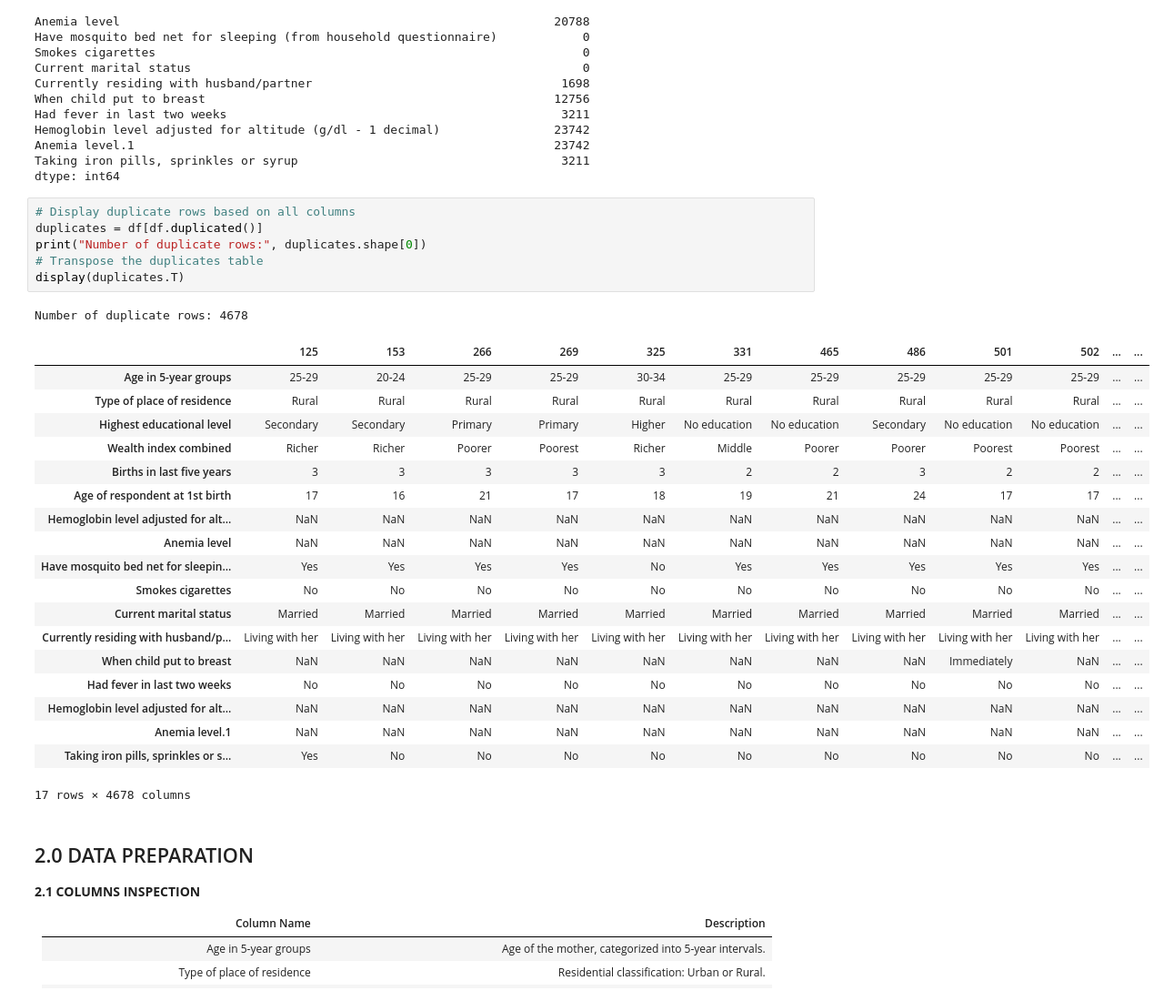
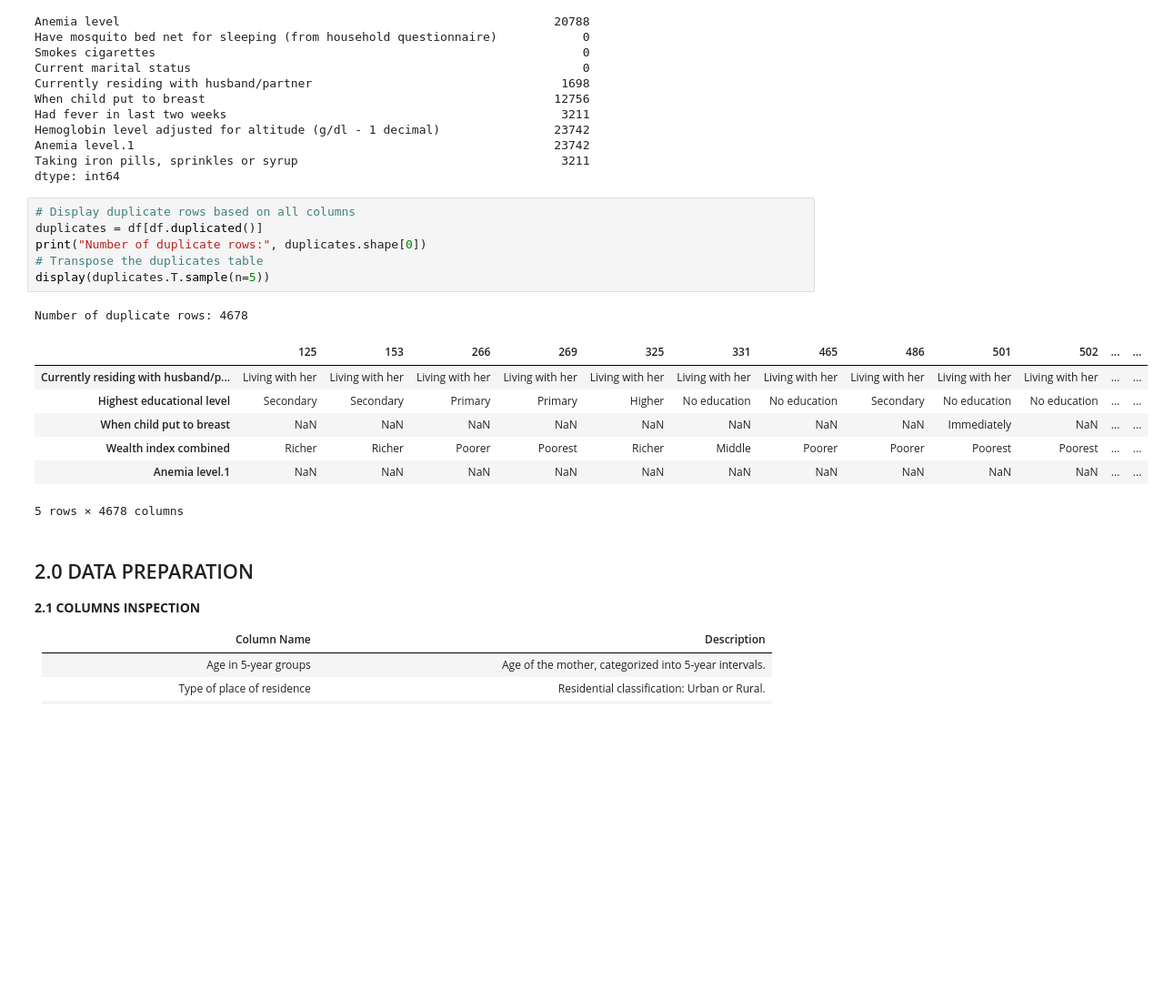
Before and after one commit to ruth-kitasi/Anemia-Level-Prediction-in-Children, a Jupyter notebook: notebooks/Joseline.ipynb, the cells around one changed output. Shown at 91% size. Drawn from its saved outputs; the diff is of its cells as text; blank space fills up the shorter version.

```diff
--- a/notebooks/Joseline.ipynb
+++ b/notebooks/Joseline.ipynb
@@ -103,30 +103,18 @@ dtype: int64
 # %%
 # Display duplicate rows based on all columns
 duplicates = df[df.duplicated()]
 print("Number of duplicate rows:", duplicates.shape[0])
 # Transpose the duplicates table
-display(duplicates.T)
+display(duplicates.T.sample(n=5))
 # %% [output]
 Number of duplicate rows: 4678
 |  | 125 | 153 | 266 | 269 | 325 | 331 | 465 | 486 | 501 | 502 | ... | ... |
-| Age in 5-year groups | 25-29 | 20-24 | 25-29 | 25-29 | 30-34 | 25-29 | 25-29 | 25-29 | 25-29 | 25-29 | ... | ... |
-| Type of place of residence | Rural | Rural | Rural | Rural | Rural | Rural | Rural | Rural | Rural | Rural | ... | ... |
+| Currently residing with husband/p... | Living with her | Living with her | Living with her | Living with her | Living with her | Living with her | Living with her | Living with her | Living with her | Living with her | ... | ... |
 | Highest educational level | Secondary | Secondary | Primary | Primary | Higher | No education | No education | Secondary | No education | No education | ... | ... |
+| When child put to breast | NaN | NaN | NaN | NaN | NaN | NaN | NaN | NaN | Immediately | NaN | ... | ... |
 | Wealth index combined | Richer | Richer | Poorer | Poorest | Richer | Middle | Poorer | Poorer | Poorest | Poorest | ... | ... |
-| Births in last five years | 3 | 3 | 3 | 3 | 3 | 2 | 2 | 3 | 2 | 2 | ... | ... |
-| Age of respondent at 1st birth | 17 | 16 | 21 | 17 | 18 | 19 | 21 | 24 | 17 | 17 | ... | ... |
-| Hemoglobin level adjusted for alt... | NaN | NaN | NaN | NaN | NaN | NaN | NaN | NaN | NaN | NaN | ... | ... |
-| Anemia level | NaN | NaN | NaN | NaN | NaN | NaN | NaN | NaN | NaN | NaN | ... | ... |
-| Have mosquito bed net for sleepin... | Yes | Yes | Yes | Yes | No | Yes | Yes | Yes | Yes | Yes | ... | ... |
-| Smokes cigarettes | No | No | No | No | No | No | No | No | No | No | ... | ... |
-| Current marital status | Married | Married | Married | Married | Married | Married | Married | Married | Married | Married | ... | ... |
-| Currently residing with husband/p... | Living with her | Living with her | Living with her | Living with her | Living with her | Living with her | Living with her | Living with her | Living with her | Living with her | ... | ... |
-| When child put to breast | NaN | NaN | NaN | NaN | NaN | NaN | NaN | NaN | Immediately | NaN | ... | ... |
-| Had fever in last two weeks | No | No | No | No | No | No | No | No | No | No | ... | ... |
-| Hemoglobin level adjusted for alt... | NaN | NaN | NaN | NaN | NaN | NaN | NaN | NaN | NaN | NaN | ... | ... |
 | Anemia level.1 | NaN | NaN | NaN | NaN | NaN | NaN | NaN | NaN | NaN | NaN | ... | ... |
-| Taking iron pills, sprinkles or s... | Yes | No | No | No | No | No | No | No | No | No | ... | ... |
-17 rows × 4678 columns
+5 rows × 4678 columns
 # %% [markdown]
 ## 2.0 DATA PREPARATION
 
```
Also changed, not shown: parts of 26 cells of this notebook.
